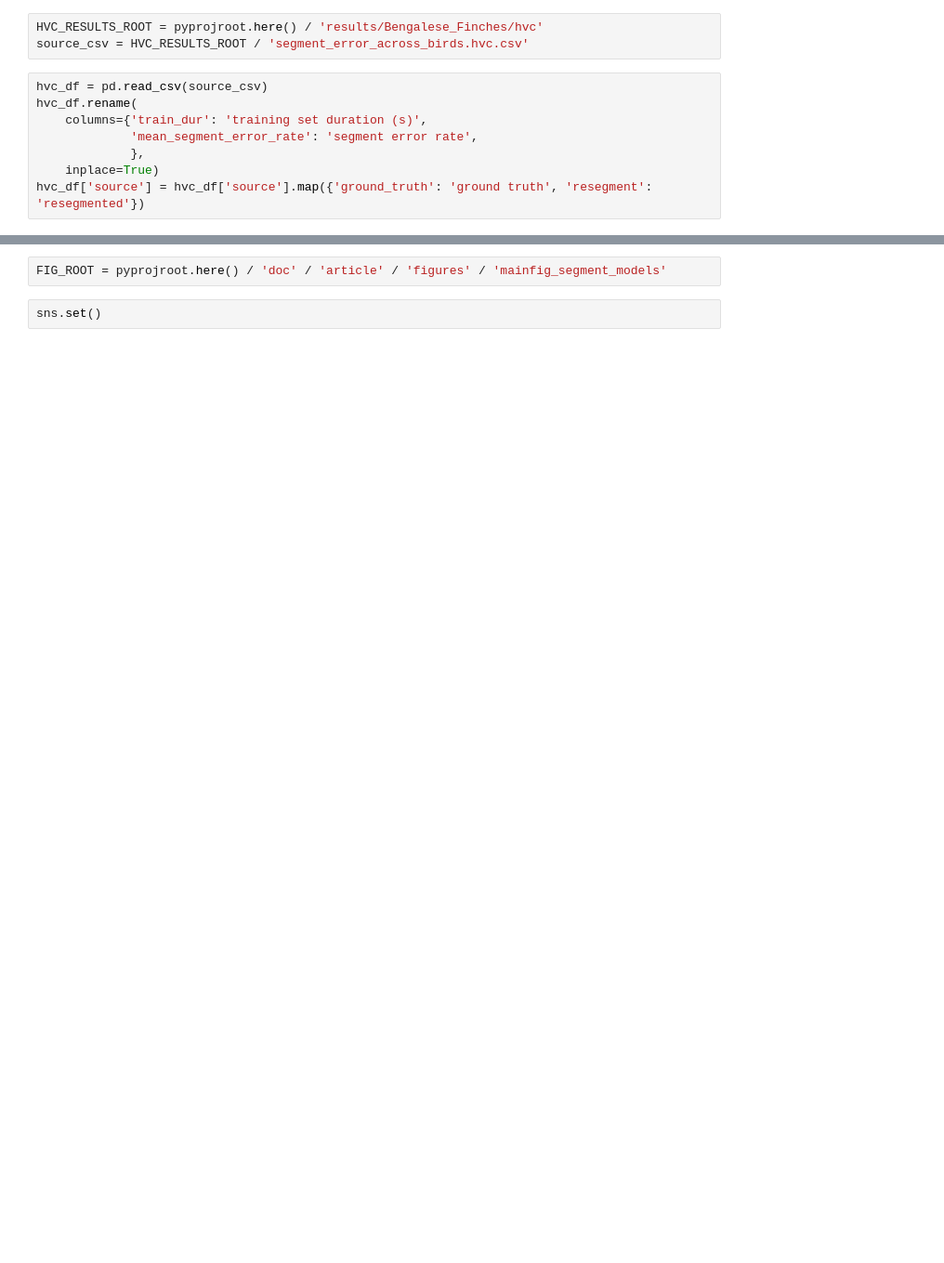
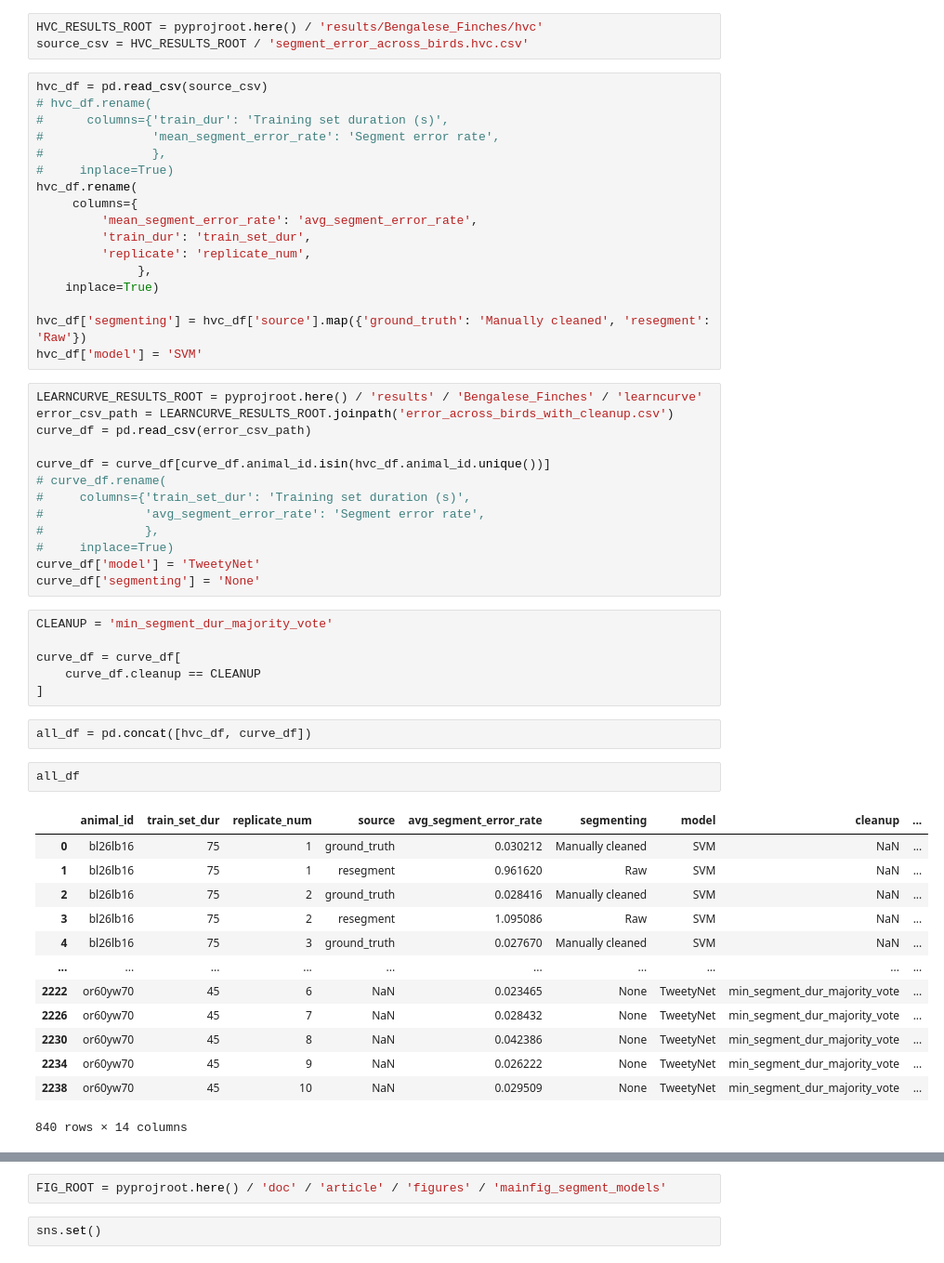
Before and after one commit to yardencsGitHub/tweetynet, a Jupyter notebook: src/scripts/hvc/hvc-figure.ipynb, the cells around one changed output, grey strips where cells are left out. Shown at 93% size. Cells and saved outputs as stored; diff of their text form; blank space fills up the shorter version.

```diff
--- a/src/scripts/hvc/hvc-figure.ipynb
+++ b/src/scripts/hvc/hvc-figure.ipynb
@@ -10,9 +11,55 @@ HVC_RESULTS_ROOT = pyprojroot.here() / 'results/Bengalese_Finches/hvc'
 source_csv = HVC_RESULTS_ROOT / 'segment_error_across_birds.hvc.csv'
 # %%
 hvc_df = pd.read_csv(source_csv)
+# hvc_df.rename(
+#      columns={'train_dur': 'Training set duration (s)',
+#               'mean_segment_error_rate': 'Segment error rate',
+#               },
+#     inplace=True)
 hvc_df.rename(
-    columns={'train_dur': 'training set duration (s)',
-             'mean_segment_error_rate': 'segment error rate',
-             },
+     columns={
+         'mean_segment_error_rate': 'avg_segment_error_rate',
+         'train_dur': 'train_set_dur',
+         'replicate': 'replicate_num',
+              },
     inplace=True)
-hvc_df['source'] = hvc_df['source'].map({'ground_truth': 'ground truth', 'resegment': 'resegmented'})
+
+hvc_df['segmenting'] = hvc_df['source'].map({'ground_truth': 'Manually cleaned', 'resegment': 'Raw'})
+hvc_df['model'] = 'SVM'
+# %%
+LEARNCURVE_RESULTS_ROOT = pyprojroot.here() / 'results' / 'Bengalese_Finches' / 'learncurve'
+error_csv_path = LEARNCURVE_RESULTS_ROOT.joinpath('error_across_birds_with_cleanup.csv')
+curve_df = pd.read_csv(error_csv_path)
+
+curve_df = curve_df[curve_df.animal_id.isin(hvc_df.animal_id.unique())]
+# curve_df.rename(
+#     columns={'train_set_dur': 'Training set duration (s)',
+#              'avg_segment_error_rate': 'Segment error rate',
+#              },
+#     inplace=True)
+curve_df['model'] = 'TweetyNet'
+curve_df['segmenting'] = 'None'
+# %%
+CLEANUP = 'min_segment_dur_majority_vote'
+
+curve_df = curve_df[
+    curve_df.cleanup == CLEANUP
+]
+# %%
+all_df = pd.concat([hvc_df, curve_df])
+# %%
+all_df
+# %% [output]
+|  | animal_id | train_set_dur | replicate_num | source | avg_segment_error_rate | segmenting | model | cleanup | ... |
+| 0 | bl26lb16 | 75 | 1 | ground_truth | 0.030212 | Manually cleaned | SVM | NaN | ... |
+| 1 | bl26lb16 | 75 | 1 | resegment | 0.961620 | Raw | SVM | NaN | ... |
+| 2 | bl26lb16 | 75 | 2 | ground_truth | 0.028416 | Manually cleaned | SVM | NaN | ... |
+| 3 | bl26lb16 | 75 | 2 | resegment | 1.095086 | Raw | SVM | NaN | ... |
+| 4 | bl26lb16 | 75 | 3 | ground_truth | 0.027670 | Manually cleaned | SVM | NaN | ... |
+| ... | ... | ... | ... | ... | ... | ... | ... | ... | ... |
+| 2222 | or60yw70 | 45 | 6 | NaN | 0.023465 | None | TweetyNet | min_segment_dur_majority_vote | ... |
+| 2226 | or60yw70 | 45 | 7 | NaN | 0.028432 | None | TweetyNet | min_segment_dur_majority_vote | ... |
+| 2230 | or60yw70 | 45 | 8 | NaN | 0.042386 | None | TweetyNet | min_segment_dur_majority_vote | ... |
+| 2234 | or60yw70 | 45 | 9 | NaN | 0.026222 | None | TweetyNet | min_segment_dur_majority_vote | ... |
+| 2238 | or60yw70 | 45 | 10 | NaN | 0.029509 | None | TweetyNet | min_segment_dur_majority_vote | ... |
+840 rows × 14 columns
```
Also changed, not shown: parts of 10 cells of this notebook.
